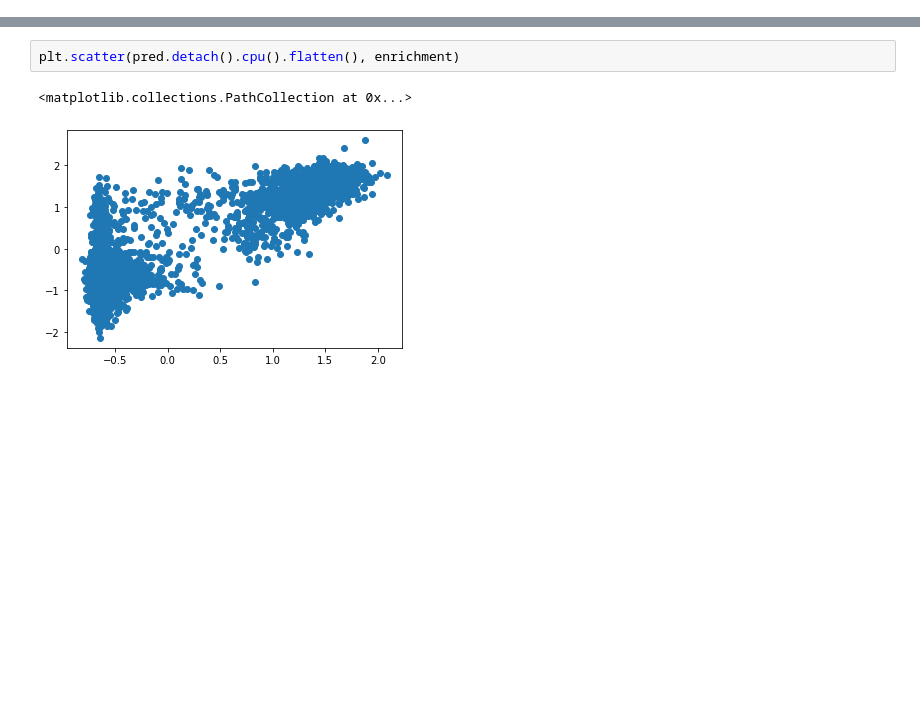
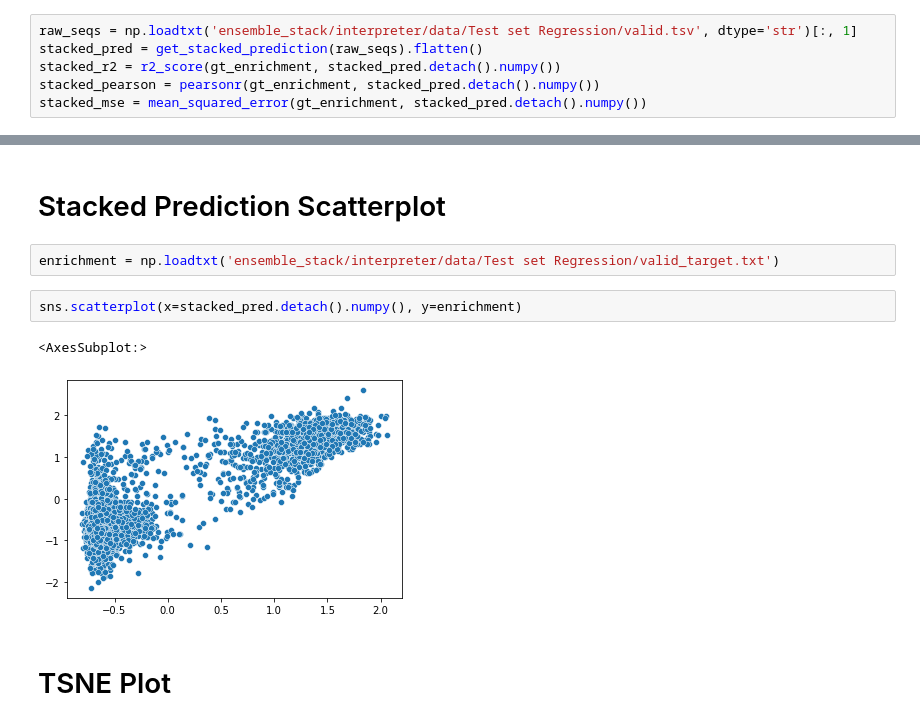
Before and after one commit to anirudhvenk/NNanobody3D, a Jupyter notebook: plot_figures.ipynb, the cells around one changed output, grey strips where cells are left out. Saved outputs shown, nothing was run; the diff lists cells and outputs as text; blank space fills up the shorter version.

```diff
--- a/plot_figures.ipynb
+++ b/plot_figures.ipynb
@@ -19,0 +69,6 @@ Pearson R: 0.883615336535271
+# %%
+raw_seqs = np.loadtxt('ensemble_stack/interpreter/data/Test set Regression/valid.tsv', dtype='str')[:, 1]
+stacked_pred = get_stacked_prediction(raw_seqs).flatten()
+stacked_r2 = r2_score(gt_enrichment, stacked_pred.detach().numpy())
+stacked_pearson = pearsonr(gt_enrichment, stacked_pred.detach().numpy())
+stacked_mse = mean_squared_error(gt_enrichment, stacked_pred.detach().numpy())
@@ -20,5 +117,11 @@ Pearson R: 0.883615336535271
+# %% [markdown]
+# Stacked Prediction Scatterplot
+# %%
+enrichment = np.loadtxt('ensemble_stack/interpreter/data/Test set Regression/valid_target.txt')
 # %%
-plt.scatter(pred.detach().cpu().flatten(), enrichment)
+sns.scatterplot(x=stacked_pred.detach().numpy(), y=enrichment)
 # %% [output]
-<matplotlib.collections.PathCollection at 0x...>
+<AxesSubplot:>
-[figure, old version]
+[figure, new version]
+# %% [markdown]
+# TSNE Plot
```
Also changed, not shown: parts of 26 cells of this notebook, 1 other file.
